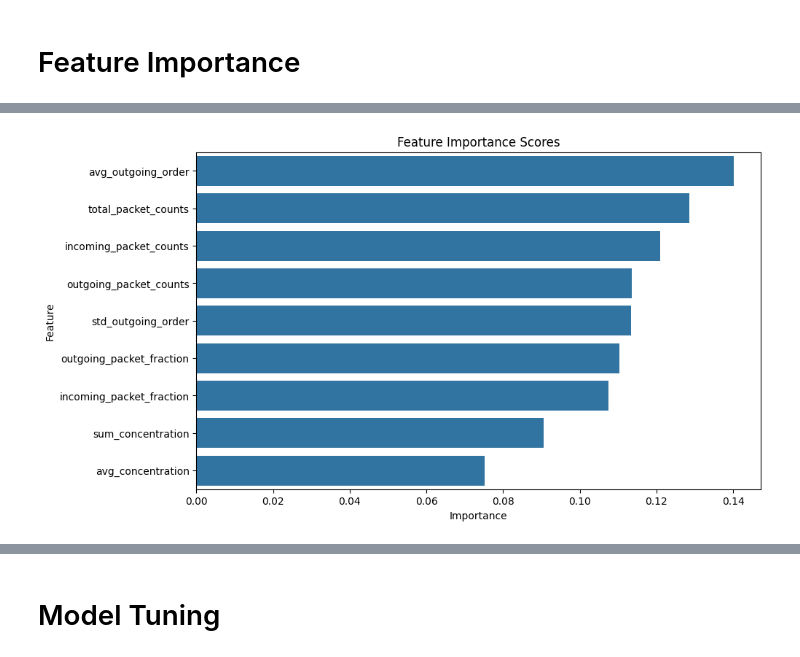
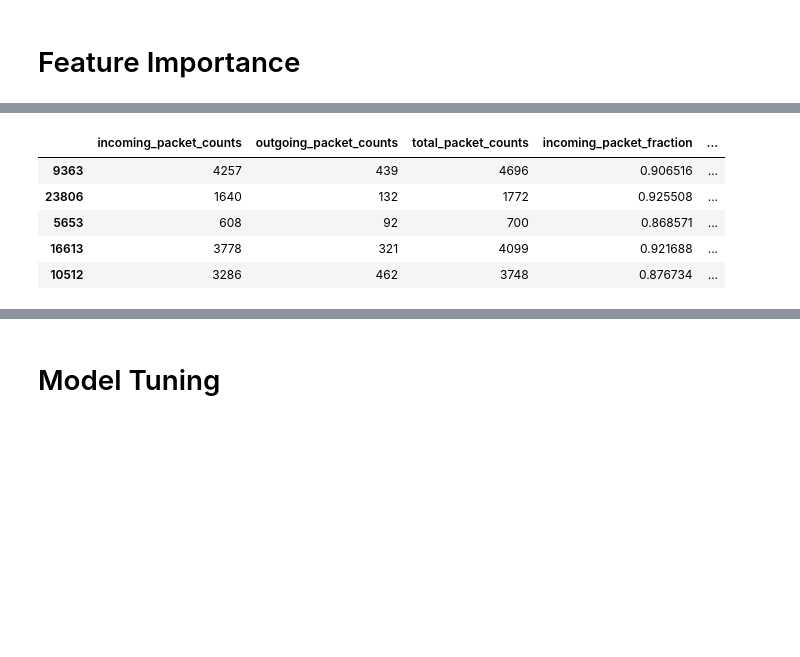
Before and after one commit to BettinaTee03/Machine-Learning-Group-Project, a Jupyter notebook: openworld_multiclass.ipynb, the cells around one changed output, grey strips where cells are left out. Saved outputs shown, nothing was run; the diff lists cells and outputs as text; code cells hidden in the pictures; blank space fills up the shorter version.

```diff
--- a/openworld_multiclass.ipynb
+++ b/openworld_multiclass.ipynb
@@ -27,0 +63,3 @@ df
+# %%
+X_initial = extracted_df.drop(columns=['label'])
+y_initial = extracted_df['label']
@@ -27,0 +107,31 @@ df
+# %%
+# SVM Model with scaled data
+
+# Scale the data using StandardScaler
+scaler = StandardScaler()
+scaled_X_initial_train = scaler.fit_transform(X_initial_train)
+scaled_X_initial_test = scaler.transform(X_initial_test)
+
+# Initialize the SVC model
+SVM_model = SVC()
+
+# Train the model
+SVM_model.fit(scaled_X_initial_train, y_initial_train)
+
+# Calculate RAM usage
+process = psutil.Process(os.getpid())
+
+# Start timer
+start_time = time.time()
+
+# Make predictions on the test set
+y_pred = SVM_model.predict(scaled_X_initial_test)
+
+# End timer
+end_time = time.time()
+
+# Print evaluation metrics
+print("Time to run: {:.2f} seconds".format(end_time - start_time))
+print("Memory used: {:.2f} MB".format(process.memory_info().rss / 1024 ** 2))
+print("Model Accuracy: {:.2f}%".format(SVM_model.score(scaled_X_initial_test, y_initial_test) * 100))
+print(classification_report(y_initial_test, y_pred, zero_division=1))
@@ -76,13 +303,0 @@ Confusion Matrix:
-# %%
-# Step 5: Plot feature importances using seaborn
-feature_importances = rf_model.feature_importances_
-features = X.columns
-importance_df = pd.DataFrame({'Feature': features, 'Importance': feature_importances})
-importance_df = importance_df.sort_values(by='Importance', ascending=False)
-
-plt.figure(figsize=(10, 6))
-sns.barplot(x='Importance', y='Feature', data=importance_df)
-plt.title('Feature Importance Scores')
-plt.show()
-# %% [output]
-[figure, removed]
@@ -88,0 +306,9 @@ plt.show()
+# %%
+df_X.head()
+# %% [output]
+|  | incoming_packet_counts | outgoing_packet_counts | total_packet_counts | incoming_packet_fraction | ... |
+| 9363 | 4257 | 439 | 4696 | 0.906516 | ... |
+| 23806 | 1640 | 132 | 1772 | 0.925508 | ... |
+| 5653 | 608 | 92 | 700 | 0.868571 | ... |
+| 16613 | 3778 | 321 | 4099 | 0.921688 | ... |
+| 10512 | 3286 | 462 | 3748 | 0.876734 | ... |
```
Also changed, not shown: parts of 48 cells of this notebook.
